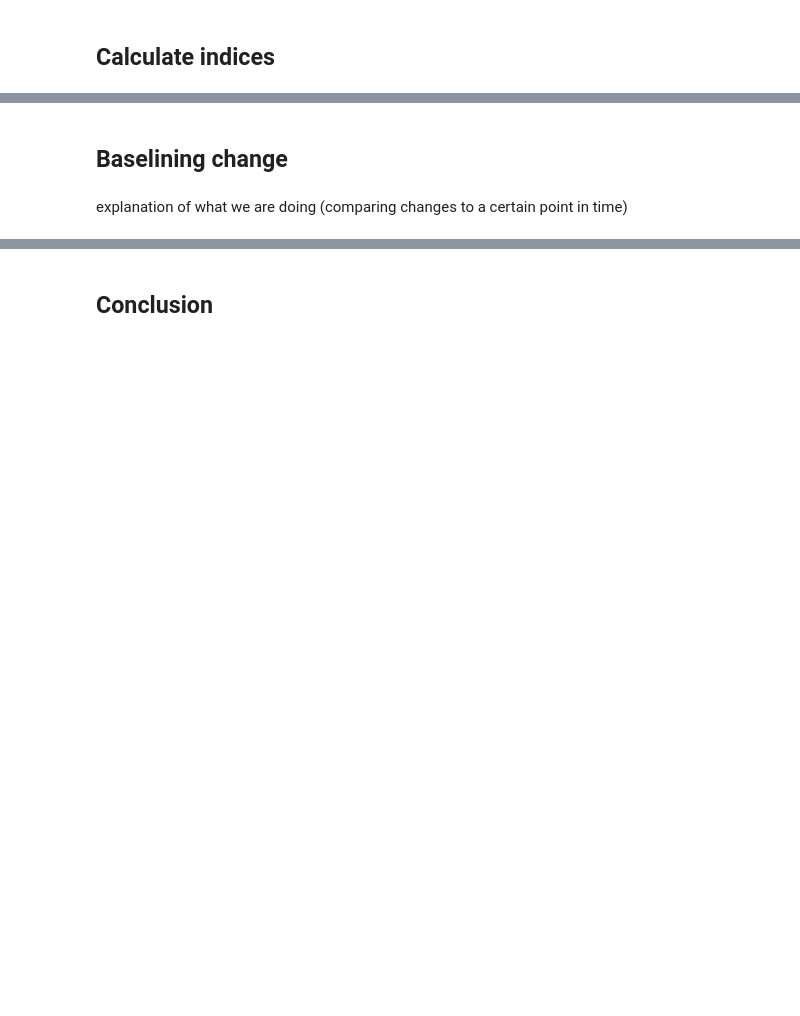
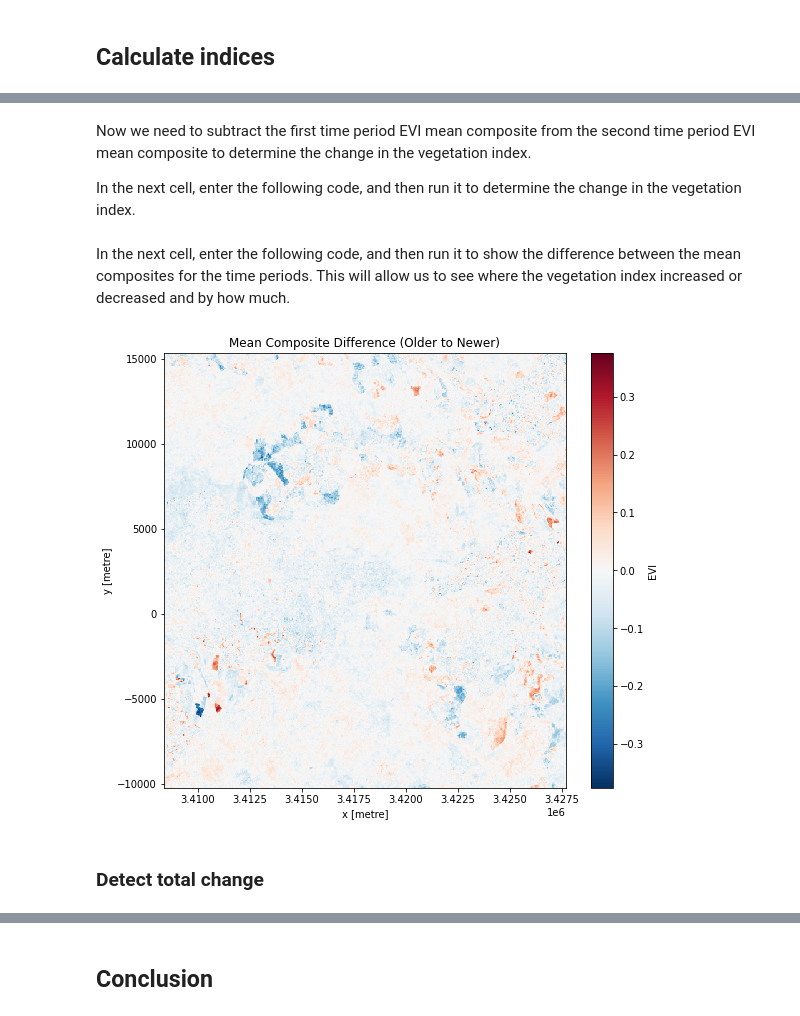
Before and after one commit to digitalearthafrica/deafrica-training-workshop, a Jupyter notebook: docs/session_5/02_vegetation_exercise.ipynb, the cells around one changed output, grey strips where cells are left out. Drawn from its saved outputs; the diff is of its cells as text; code cells hidden in the pictures; blank space fills up the shorter version.

Commit message:
Finished first version of session 5 vegetation exercise notebook.

```diff
--- a/docs/session_5/02_vegetation_exercise.ipynb
+++ b/docs/session_5/02_vegetation_exercise.ipynb
@@ -16,0 +90,2 @@ and plot
+# %%
+landsat_ds = calculate_indices(landsat_ds, index='EVI', collection='c1')
@@ -16,0 +100,4 @@ and plot
+# %%
+EVI_periods = \
+    [landsat_ds.EVI.sel(time=slice(time[0], time_baseline)),
+     landsat_ds.EVI.sel(time=slice(time_baseline, time[1]))]
@@ -17,4 +110,19 @@ and plot
+# %%
+EVI_composites = [EVI_period.mean(dim=['time']) for EVI_period in EVI_periods]
+# %% [markdown]
+Now we need to subtract the first time period EVI mean composite from the second time period EVI mean composite to determine the change in the vegetation index.
+
+In the next cell, enter the following code, and then run it to determine the change in the vegetation index.
+# %%
+EVI_composite_diff = EVI_composites[1] - EVI_composites[0]
+# %% [markdown]
+In the next cell, enter the following code, and then run it to show the difference between the mean composites for the time periods. This will allow us to see where the vegetation index increased or decreased and by how much.
+# %%
+plt.figure(figsize=(9, 8))
+EVI_composite_diff.plot.imshow()
+plt.title("Mean Composite Difference (Older to Newer)")
+plt.show()
+# %% [output]
+[figure, added]
 # %% [markdown]
-## Baselining change
+### Detect total change
-# %% [markdown]
-explanation of what we are doing (comparing changes to a certain point in time)
```
Also changed, not shown: parts of 23 cells of this notebook.
